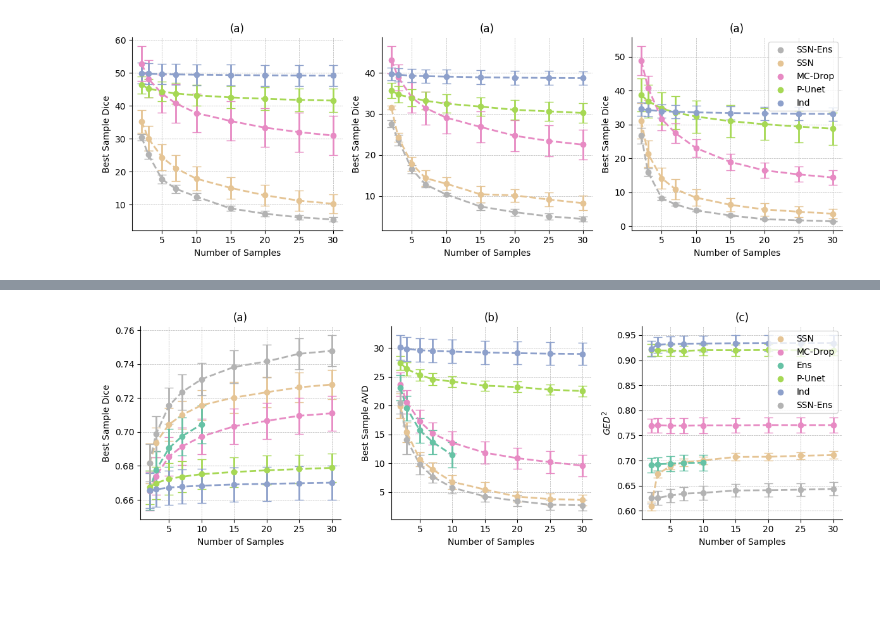
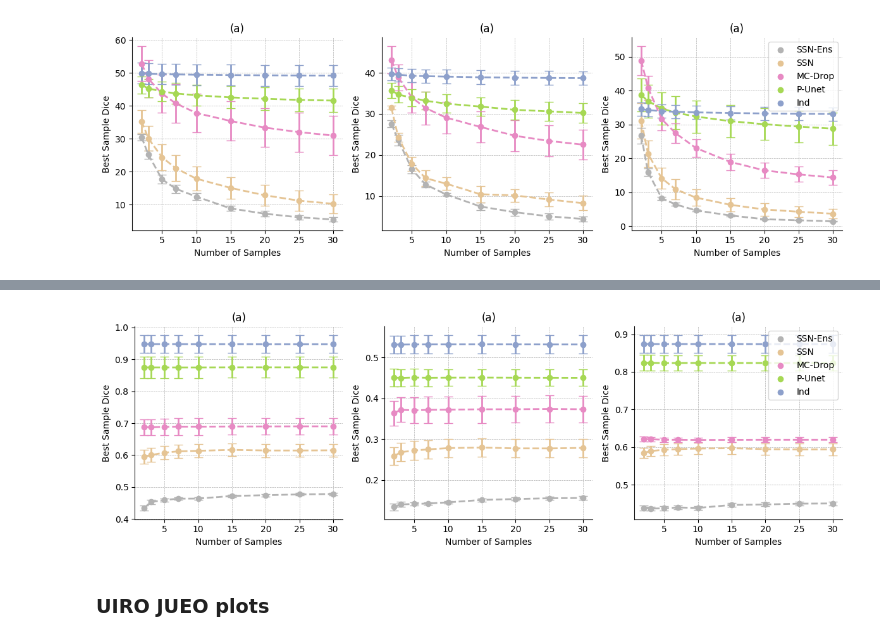
Before and after one commit to BenjaminPhi5/WMH_UQ_assessment, a Jupyter notebook: trustworthai/journal_run/interrater_experiments/visualize interrater results.ipynb, the cells around one changed output, grey strips where cells are left out. Saved outputs shown, nothing was run; the diff lists cells and outputs as text; code cells hidden in the pictures; blank space fills up the shorter version.

```diff
--- a/trustworthai/journal_run/interrater_experiments/visualize interrater results.ipynb
+++ b/trustworthai/journal_run/interrater_experiments/visualize interrater results.ipynb
@@ -237,13 +245,13 @@ plt.tight_layout()
-# %%
-plt.figure(figsize=(12, 4))
-plt.subplot(1,3,1)
-plot_metric_as_samples_increase(in_domain_df, "best_dice_dsorted", r"Best Sample Dice", "(a)", False)
-plt.subplot(1,3,2)
-plot_metric_as_samples_increase(in_domain_df, "best_avd", r"Best Sample AVD", "(b)", False)
-plt.subplot(1,3,3)
-plot_metric_as_samples_increase(in_domain_df, "GED^2", r"$GED^2$", "(c)", True)
-
-plt.tight_layout()
-plt.savefig("plots_output/increasing_sample_num_plot.pdf", bbox_inches="tight")
-# %% [output]
-[figure, removed]
+# %%
+plt.figure(figsize=(12, 4))
+plt.subplot(1,3,1)
+plot_metric_as_samples_increase(mss3_df, "GED_vol_sorted", r"Best Sample Dice", "(a)", False)
+plt.subplot(1,3,2)
+plot_metric_as_samples_increase(lbc_df, "GED_vol_sorted", r"Best Sample Dice", "(a)", False)
+plt.subplot(1,3,3)
+plot_metric_as_samples_increase(challenge_df, "GED_vol_sorted", r"Best Sample Dice", "(a)", True)
+plt.tight_layout()
+# %% [output]
+[figure, added]
+# %% [markdown]
+### UIRO JUEO plots
```
Also changed, not shown: parts of 21 cells of this notebook.
